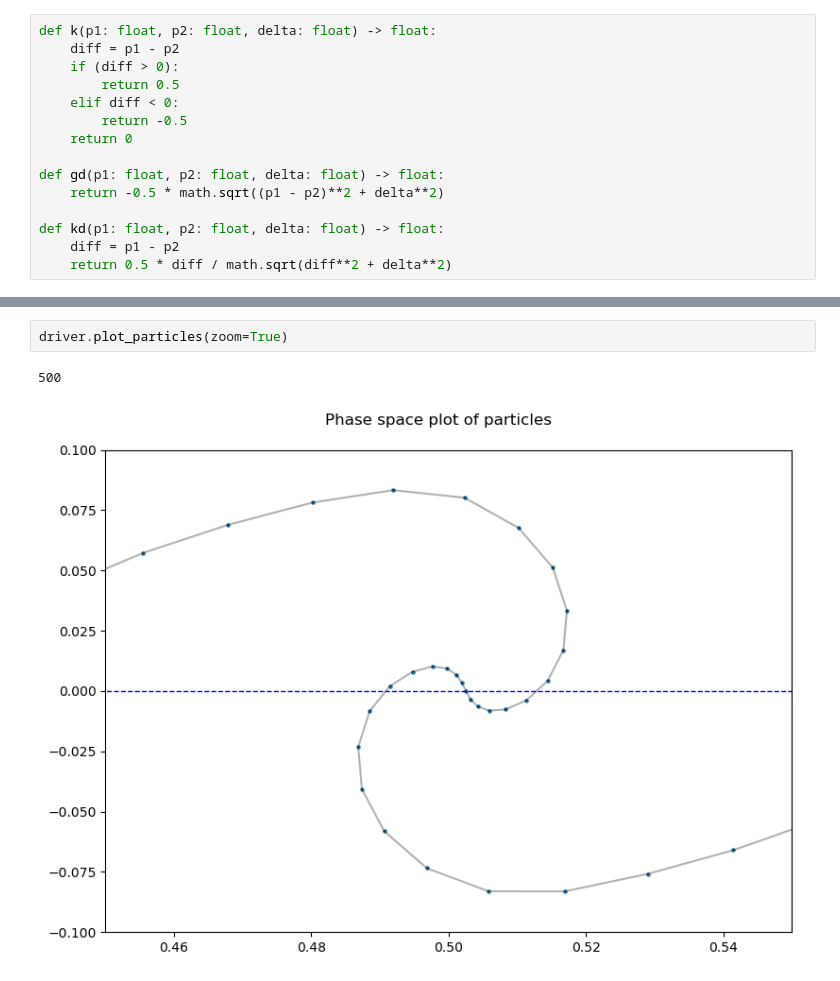
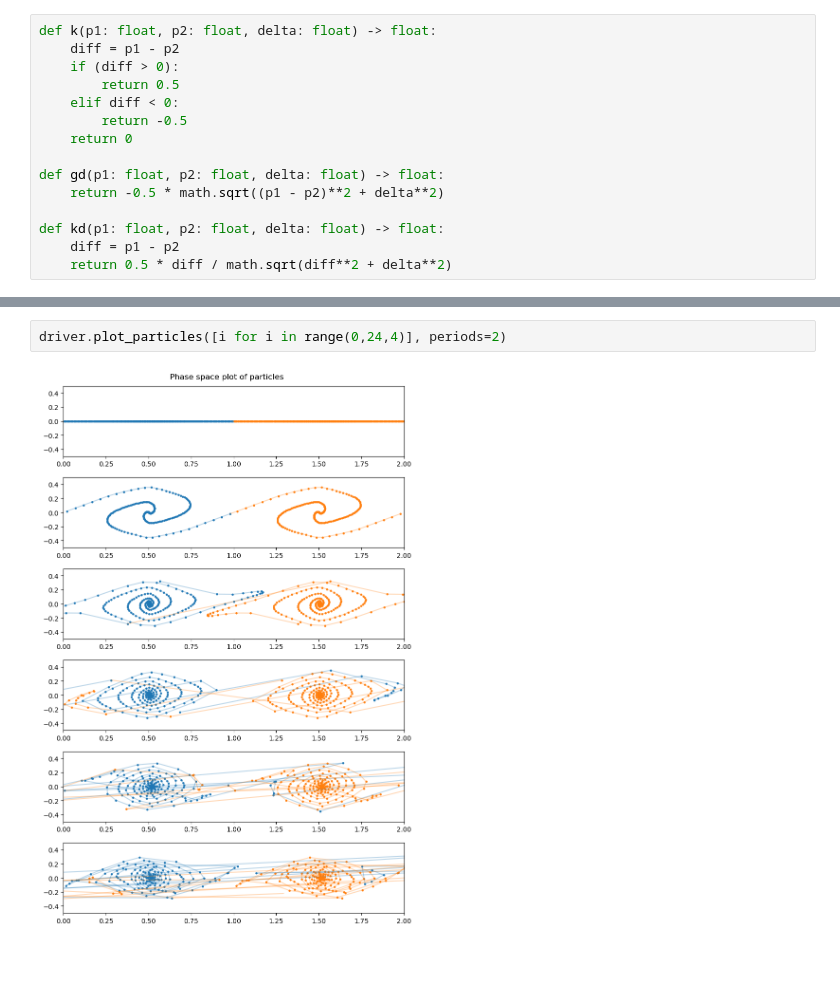
Before and after one commit to horaciomorenom/PlasmaModel, a Jupyter notebook: ColdStream.ipynb, the cells around one changed output, grey strips where cells are left out. Drawn from its saved outputs; the diff is of its cells as text.

```diff
--- a/ColdStream.ipynb
+++ b/ColdStream.ipynb
@@ -302,5 +306,4 @@ SortedDict({0.0025: 0.004999999999999893, 0.0075: 0.004999999999999999, 0.0125:
-# %%
-driver.plot_particles(zoom=True)
-# %% [output]
-500
-[figure, removed]
+# %%
+driver.plot_particles([i for i in range(0,24,4)], periods=2)
+# %% [output]
+[figure, added]
```
Also changed, not shown: parts of 3 cells of this notebook.
